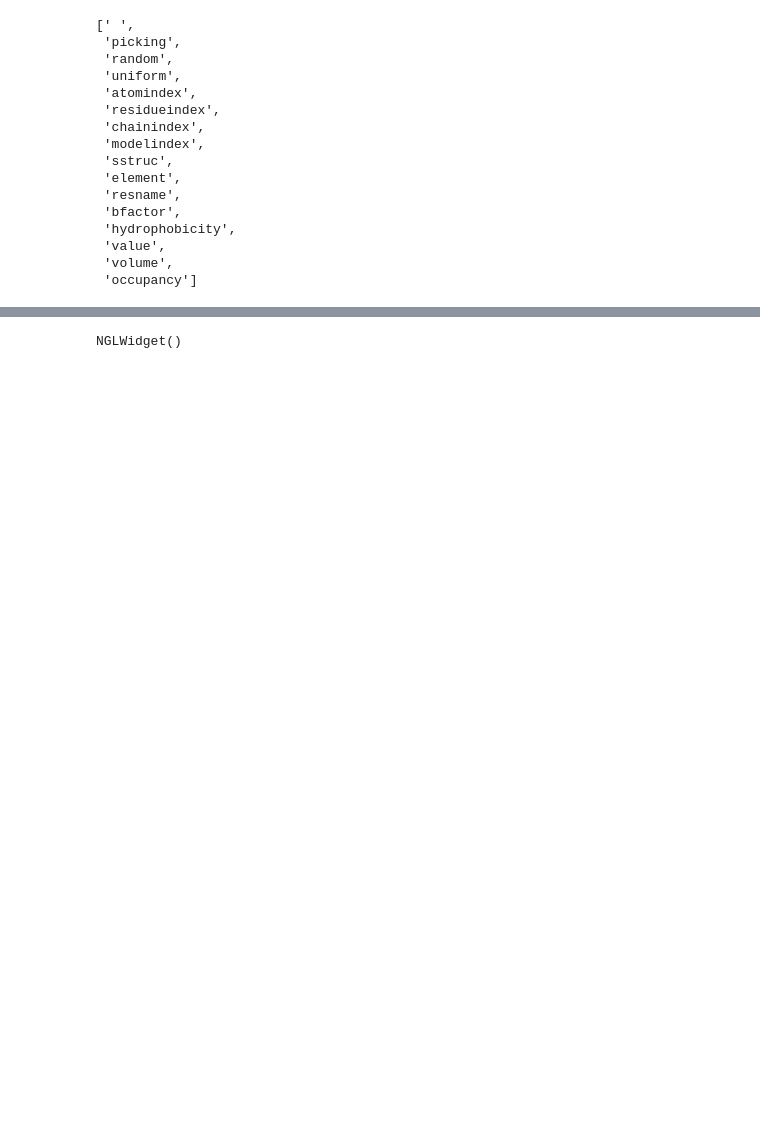
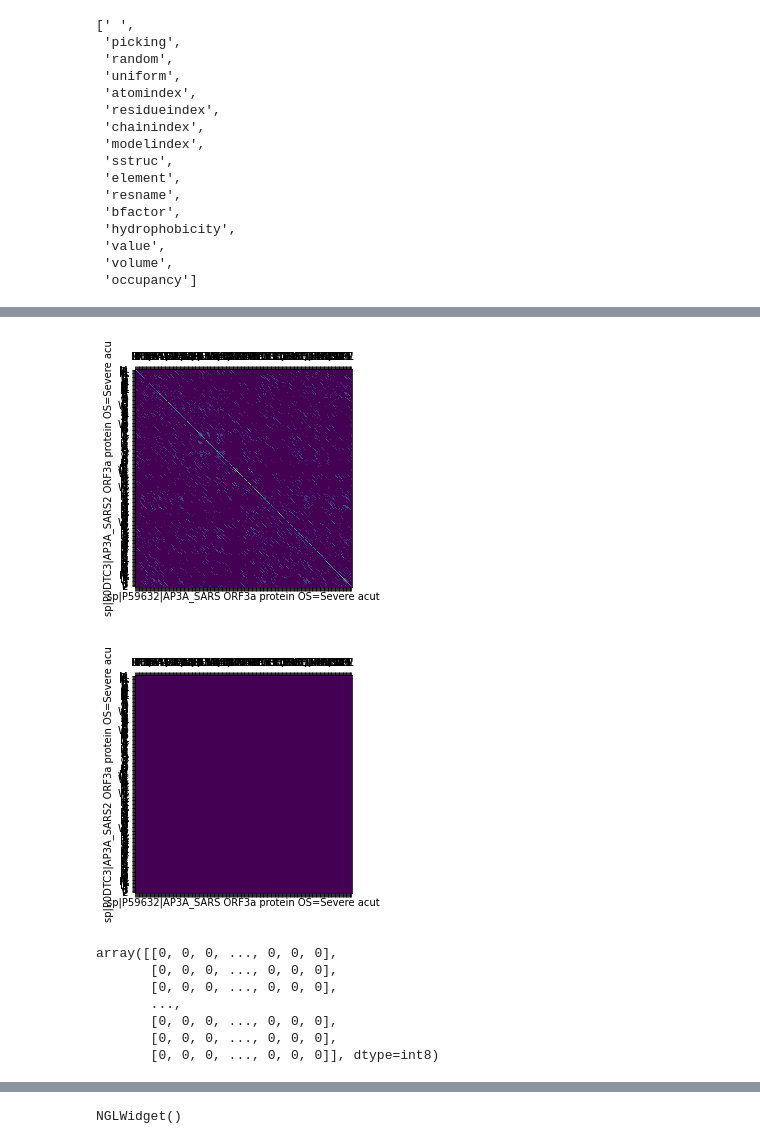
Before and after one commit to KoenWestendorp/programming-for-life-sciences, a Jupyter notebook: aligner/experiments.ipynb, the cells around one changed output, grey strips where cells are left out. Drawn from its saved outputs; the diff is of its cells as text; code cells hidden in the pictures; blank space fills up the shorter version.

```diff
--- a/aligner/experiments.ipynb
+++ b/aligner/experiments.ipynb
@@ -42,3 +35,18 @@ pprint(nv.color.COLOR_SCHEMES)
  'value',
  'volume',
  'occupancy']
+# %%
+# Importing, aligning, filtering
+
+import aligner as al
+
+s_raw, *_ = al.utilities.read_fasta_file("./tests/P0DTC3.fasta") # P0DTC3: SARS-CoV-2 ORF3a
+t_raw, *_ = al.utilities.read_fasta_file("./tests/P59632.fasta") # P59632: SARS-CoV ORF3a
+
+s = al.utilities._str_str_to_FastaEntry(s_raw)
+t = al.utilities._str_str_to_FastaEntry(t_raw)
+
+a = al.aligner.Aligner(s, t)
+# %%
+a.compare()
+# %% [output]
@@ -44,0 +70,9 @@ pprint(nv.color.COLOR_SCHEMES)
+[figure, added]
+[figure, added]
+array([[0, 0, 0, ..., 0, 0, 0],
+       [0, 0, 0, ..., 0, 0, 0],
+       [0, 0, 0, ..., 0, 0, 0],
+       ...,
+       [0, 0, 0, ..., 0, 0, 0],
+       [0, 0, 0, ..., 0, 0, 0],
+       [0, 0, 0, ..., 0, 0, 0]], dtype=int8)
```
Also changed, not shown: parts of 15 cells of this notebook.
